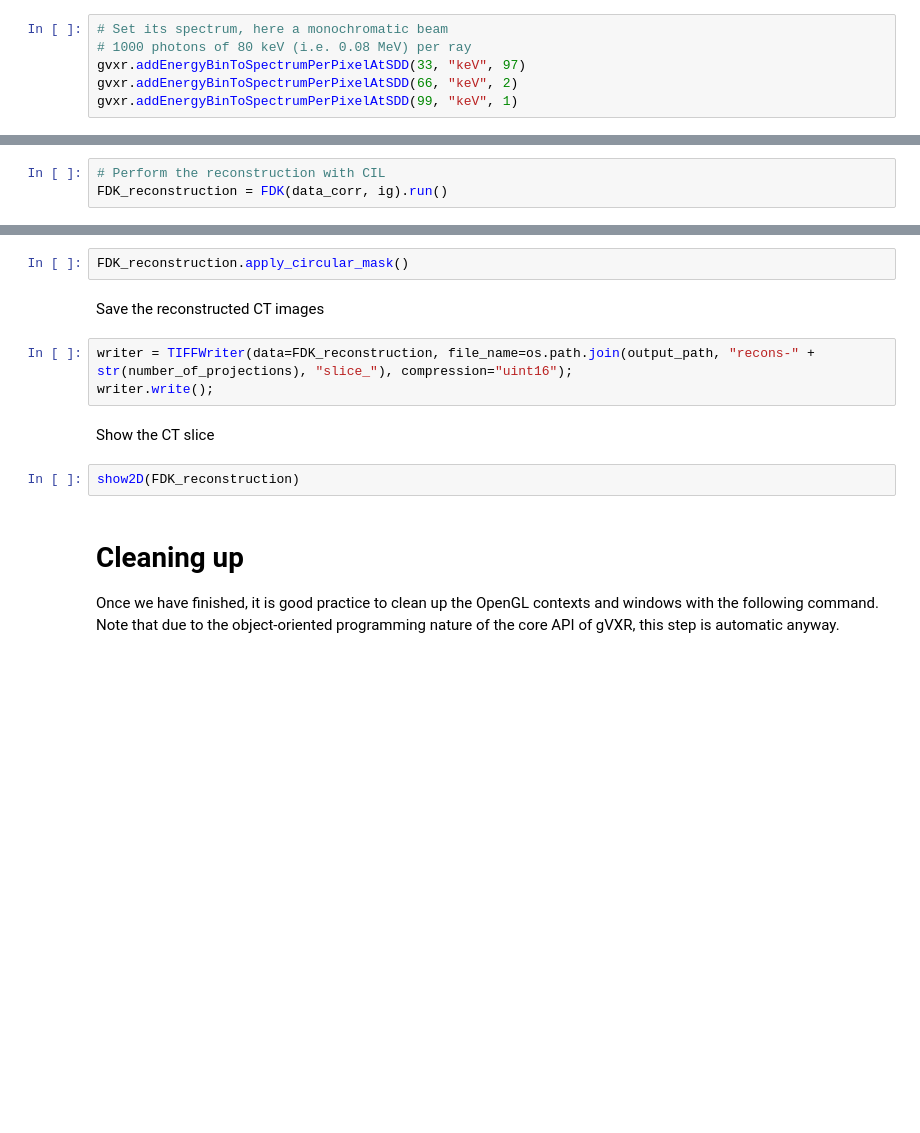
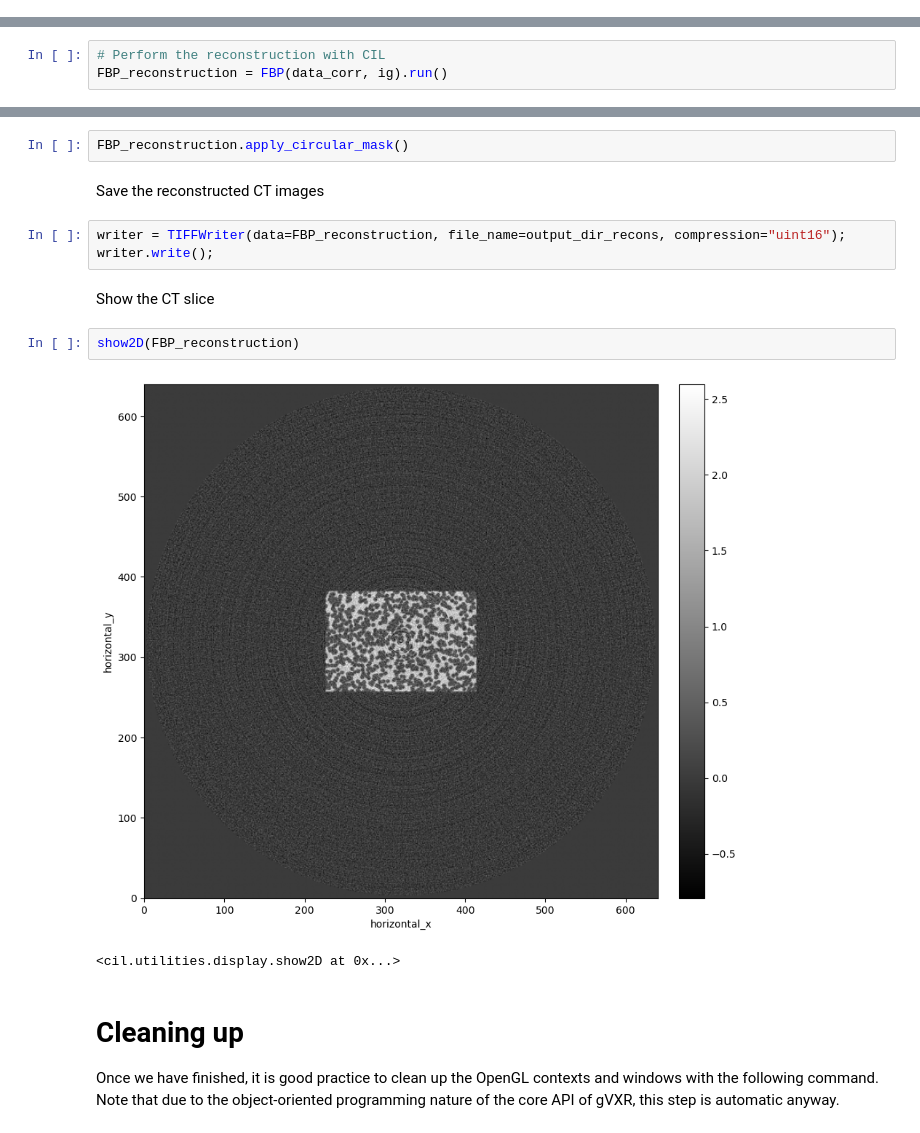
Before and after one commit to TomographicImaging/gVXR-Tutorials, a Jupyter notebook: notebooks/DIAD.ipynb, the cells around one changed output, grey strips where cells are left out. Saved outputs shown, nothing was run; the diff lists cells and outputs as text; blank space fills up the shorter version.

```diff
--- a/notebooks/DIAD.ipynb
+++ b/notebooks/DIAD.ipynb
@@ -493,6 +575,0 @@ gvxr.usePointSource()
-# %%
-# Set its spectrum, here a monochromatic beam
-# 1000 photons of 80 keV (i.e. 0.08 MeV) per ray
-gvxr.addEnergyBinToSpectrumPerPixelAtSDD(33, "keV", 97)
-gvxr.addEnergyBinToSpectrumPerPixelAtSDD(66, "keV", 2)
-gvxr.addEnergyBinToSpectrumPerPixelAtSDD(99, "keV", 1)
@@ -647,3 +775,3 @@ print("Image geometry", ig)
 # %%
 # Perform the reconstruction with CIL
-FDK_reconstruction = FDK(data_corr, ig).run()
+FBP_reconstruction = FBP(data_corr, ig).run()
@@ -650,16 +799,19 @@ FDK_reconstruction = FDK(data_corr, ig).run()
 # %% [markdown]
 Apply a circular mask as we simulated a region of interest scan
 # %%
-FDK_reconstruction.apply_circular_mask()
+FBP_reconstruction.apply_circular_mask()
 # %% [markdown]
 Save the reconstructed CT images
 # %%
-writer = TIFFWriter(data=FDK_reconstruction, file_name=os.path.join(output_path, "recons-" + str(number_of_projections), "slice_"), compression="uint16");
+writer = TIFFWriter(data=FBP_reconstruction, file_name=output_dir_recons, compression="uint16");
 writer.write();
 # %% [markdown]
 Show the CT slice
 # %%
-show2D(FDK_reconstruction)
+show2D(FBP_reconstruction)
+# %% [output]
+[figure, added]
+<cil.utilities.display.show2D at 0x...>
 # %% [markdown]
 # Cleaning up
 
```
Also changed, not shown: parts of 76 cells of this notebook.
